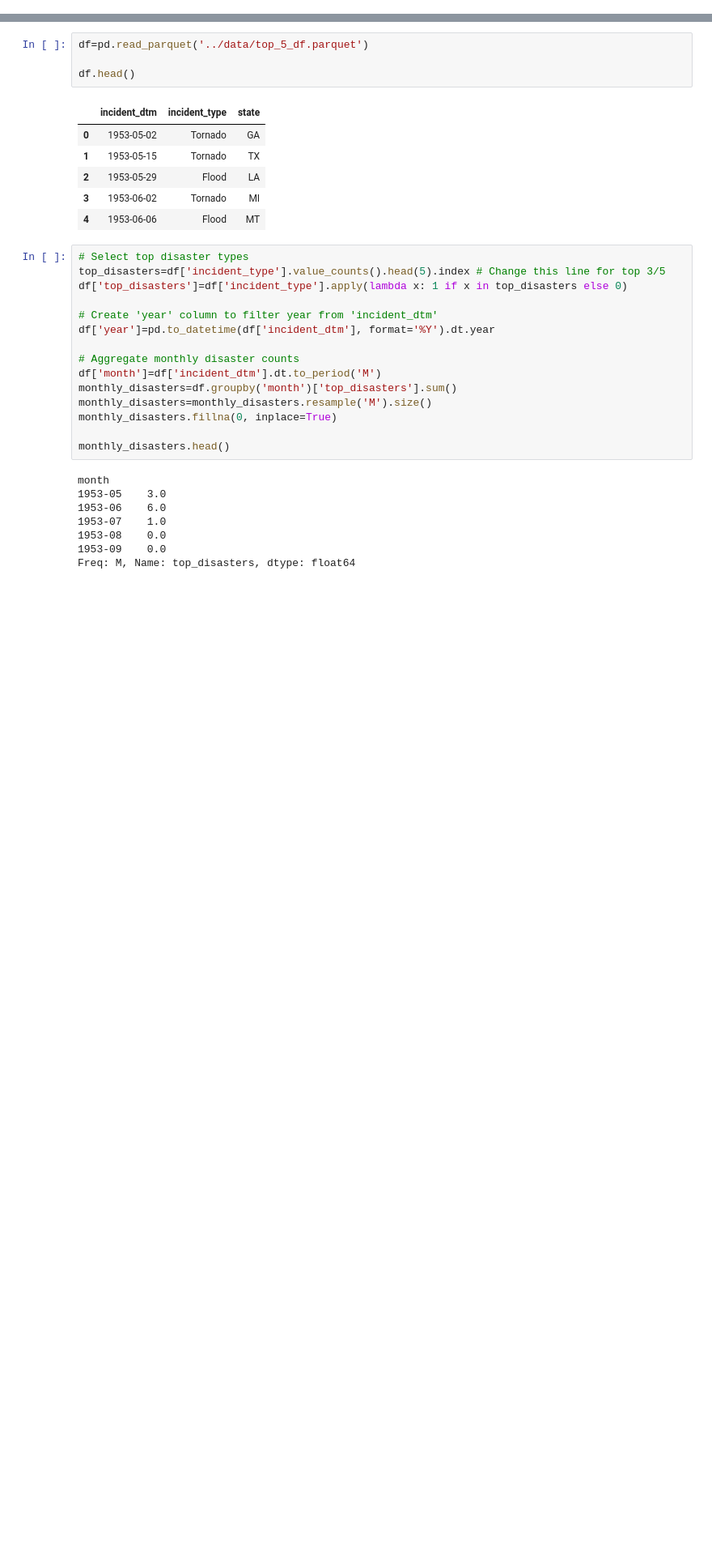
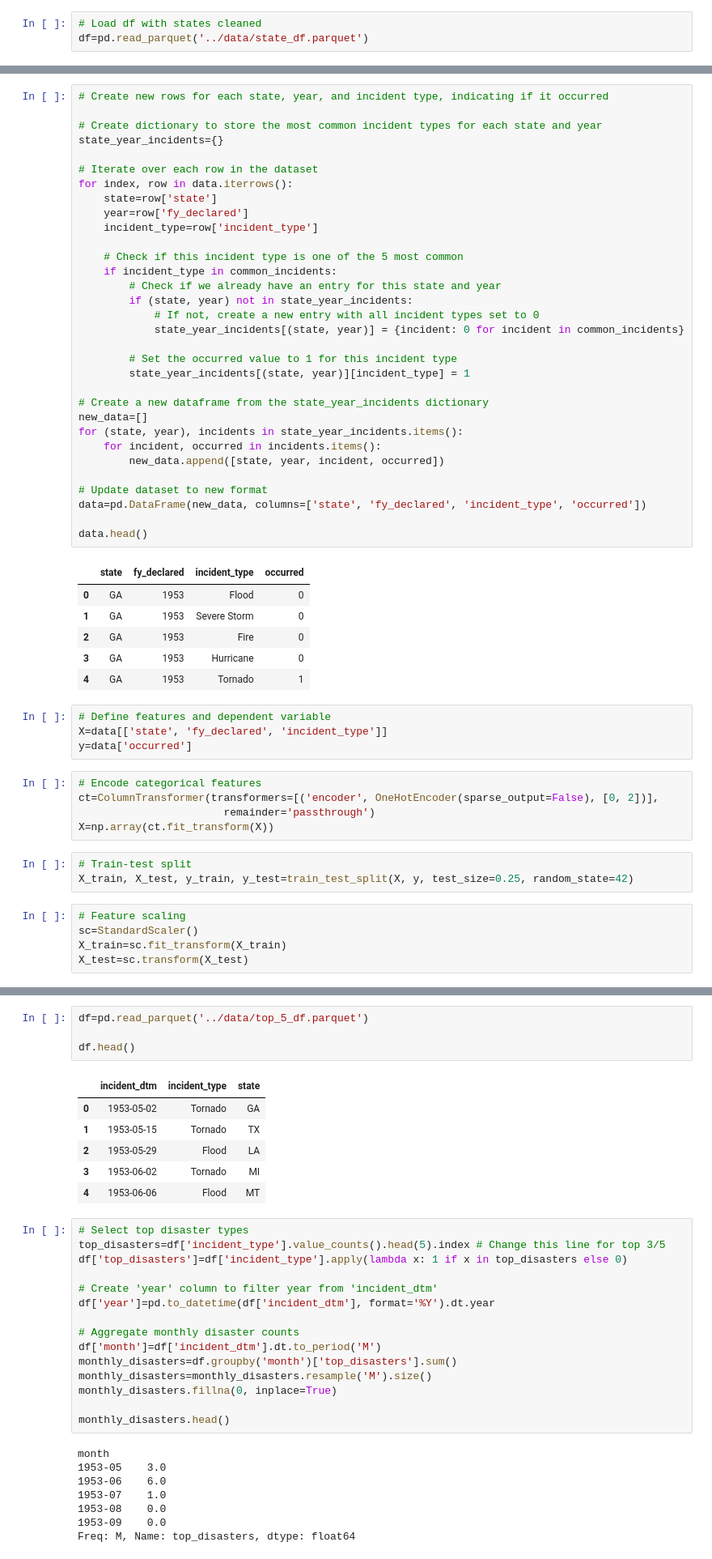
Before and after one commit to helloklow/natural_disasters, a Jupyter notebook: notebooks/low_logistic_regression.ipynb, the cells around one changed output, grey strips where cells are left out. Shown at 81% size. Saved outputs shown, nothing was run; the diff lists cells and outputs as text; blank space fills up the shorter version.

```diff
--- a/notebooks/low_logistic_regression.ipynb
+++ b/notebooks/low_logistic_regression.ipynb
@@ -11,0 +19,3 @@ from sklearn.preprocessing import FunctionTransformer
+# %%
+# Load df with states cleaned
+df=pd.read_parquet('../data/state_df.parquet')
@@ -11,0 +31,56 @@ from sklearn.preprocessing import FunctionTransformer
+# %%
+# Create new rows for each state, year, and incident type, indicating if it occurred
+
+# Create dictionary to store the most common incident types for each state and year
+state_year_incidents={}
+
+# Iterate over each row in the dataset
+for index, row in data.iterrows():
+    state=row['state']
+    year=row['fy_declared']
+    incident_type=row['incident_type']
+
+    # Check if this incident type is one of the 5 most common
+    if incident_type in common_incidents:
+        # Check if we already have an entry for this state and year
+        if (state, year) not in state_year_incidents:
+            # If not, create a new entry with all incident types set to 0
+            state_year_incidents[(state, year)] = {incident: 0 for incident in common_incidents}
+
+        # Set the occurred value to 1 for this incident type
+        state_year_incidents[(state, year)][incident_type] = 1
+
+# Create a new dataframe from the state_year_incidents dictionary
+new_data=[]
+for (state, year), incidents in state_year_incidents.items():
+    for incident, occurred in incidents.items():
+        new_data.append([state, year, incident, occurred])
+
+# Update dataset to new format
+data=pd.DataFrame(new_data, columns=['state', 'fy_declared', 'incident_type', 'occurred'])
+
+data.head()
+# %% [output]
+|  | state | fy_declared | incident_type | occurred |
+| 0 | GA | 1953 | Flood | 0 |
+| 1 | GA | 1953 | Severe Storm | 0 |
+| 2 | GA | 1953 | Fire | 0 |
+| 3 | GA | 1953 | Hurricane | 0 |
+| 4 | GA | 1953 | Tornado | 1 |
+# %%
+# Define features and dependent variable
+X=data[['state', 'fy_declared', 'incident_type']]
+y=data['occurred']
+# %%
+# Encode categorical features
+ct=ColumnTransformer(transformers=[('encoder', OneHotEncoder(sparse_output=False), [0, 2])],
+                       remainder='passthrough')
+X=np.array(ct.fit_transform(X))
+# %%
+# Train-test split
+X_train, X_test, y_train, y_test=train_test_split(X, y, test_size=0.25, random_state=42)
+# %%
+# Feature scaling
+sc=StandardScaler()
+X_train=sc.fit_transform(X_train)
+X_test=sc.transform(X_test)
```
Also changed, not shown: parts of 27 cells of this notebook, 3 other files.
